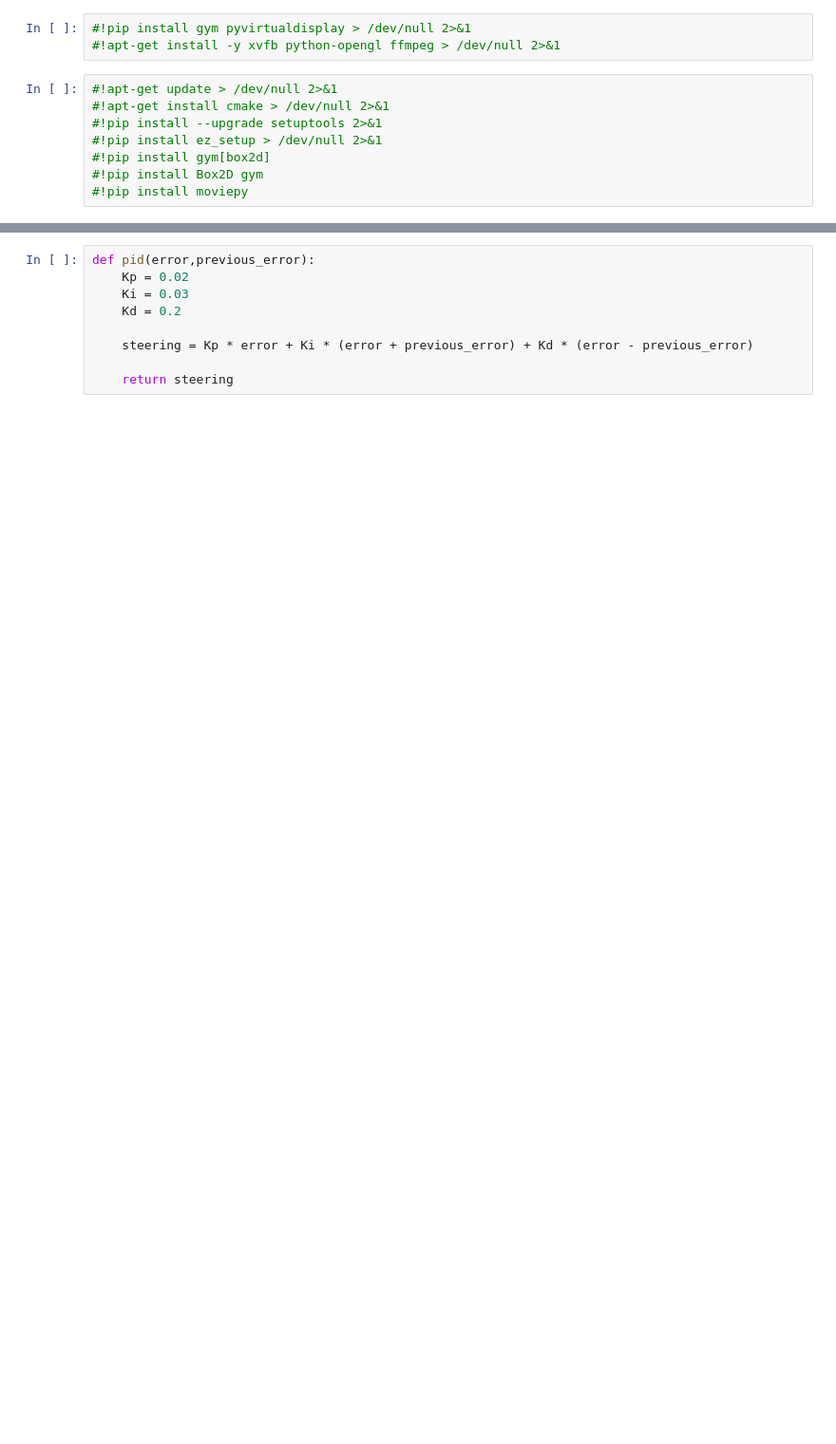
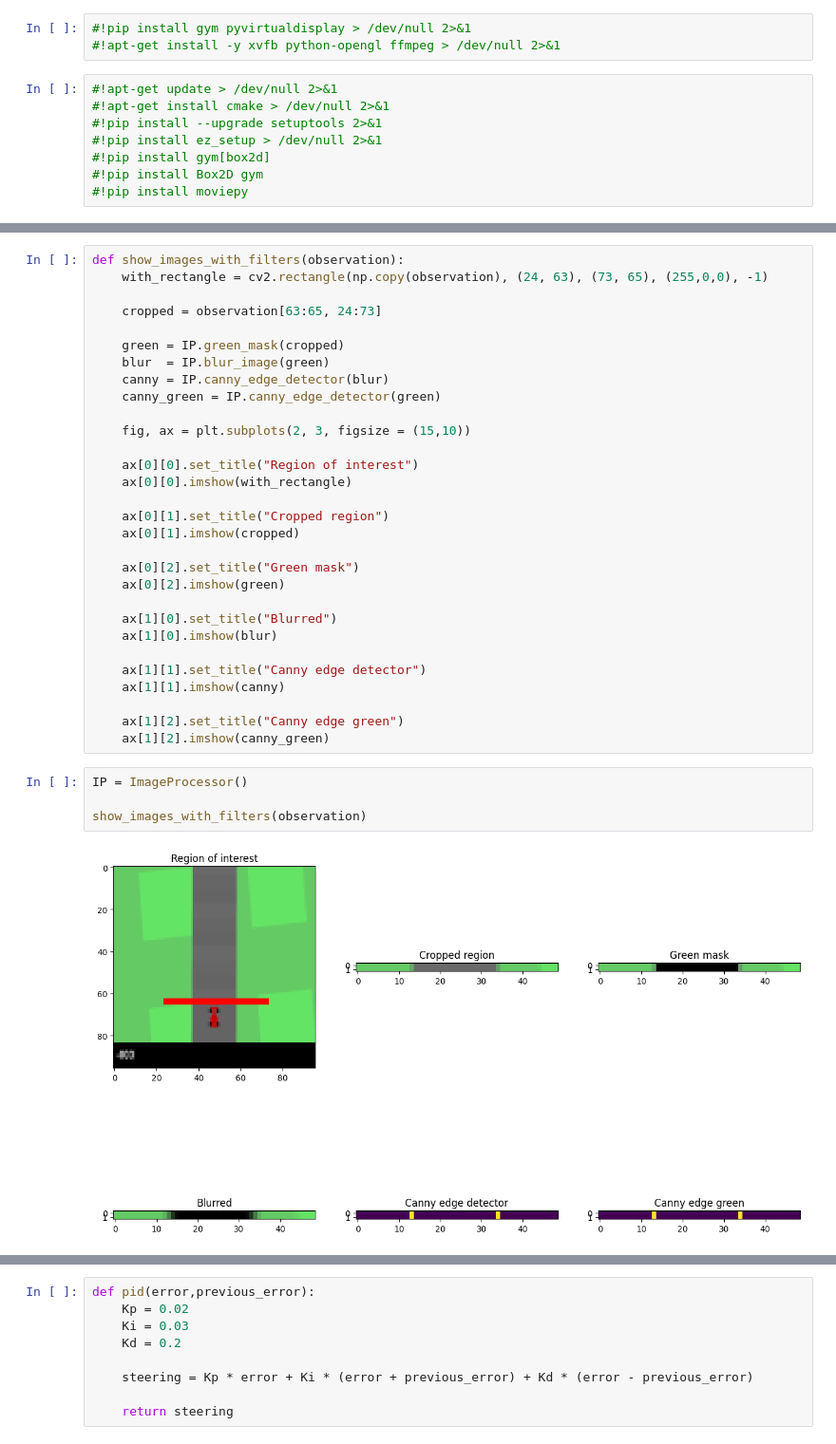
Before and after one commit to albertoZurini/magi, a Jupyter notebook: 1_anno/1_semestre/data_driven/proj/Solving-OpenAI-CarRacing-v0/Solving_OpenAI_CarRacing_v0_using_PID_controllers_.ipynb, the cells around one changed output, grey strips where cells are left out. Shown at 95% size. Cells and saved outputs as stored; diff of their text form; blank space fills up the shorter version.

```diff
--- a/1_anno/1_semestre/data_driven/proj/Solving-OpenAI-CarRacing-v0/Solving_OpenAI_CarRacing_v0_using_PID_controllers_.ipynb
+++ b/1_anno/1_semestre/data_driven/proj/Solving-OpenAI-CarRacing-v0/Solving_OpenAI_CarRacing_v0_using_PID_controllers_.ipynb
@@ -54,0 +146,36 @@ import matplotlib.pyplot as plt
+# %%
+def show_images_with_filters(observation):
+    with_rectangle = cv2.rectangle(np.copy(observation), (24, 63), (73, 65), (255,0,0), -1)
+
+    cropped = observation[63:65, 24:73]
+
+    green = IP.green_mask(cropped)
+    blur  = IP.blur_image(green)
+    canny = IP.canny_edge_detector(blur)
+    canny_green = IP.canny_edge_detector(green)
+
+    fig, ax = plt.subplots(2, 3, figsize = (15,10))
+
+    ax[0][0].set_title("Region of interest")
+    ax[0][0].imshow(with_rectangle)
+
+    ax[0][1].set_title("Cropped region")
+    ax[0][1].imshow(cropped)
+
+    ax[0][2].set_title("Green mask")
+    ax[0][2].imshow(green)
+
+    ax[1][0].set_title("Blurred")
+    ax[1][0].imshow(blur)
+
+    ax[1][1].set_title("Canny edge detector")
+    ax[1][1].imshow(canny)
+
+    ax[1][2].set_title("Canny edge green")
+    ax[1][2].imshow(canny_green)
+# %%
+IP = ImageProcessor()
+
+show_images_with_filters(observation)
+# %% [output]
+[figure, added]
```
Also changed, not shown: parts of 61 cells of this notebook, 3 other files.
